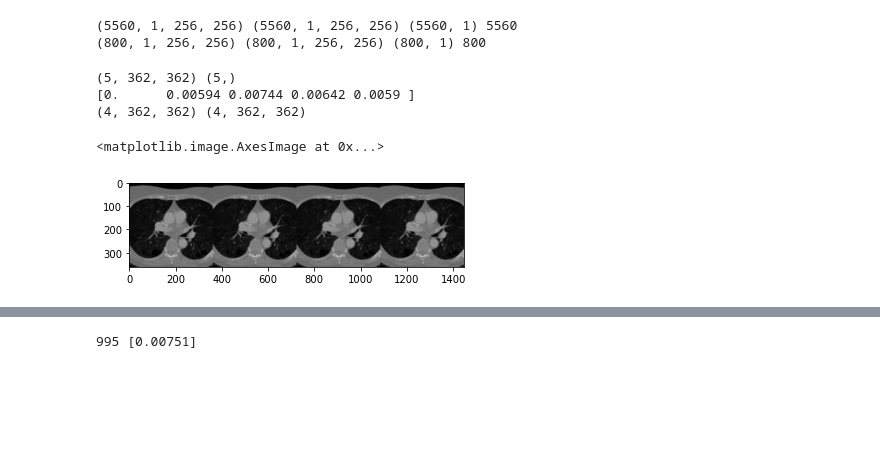
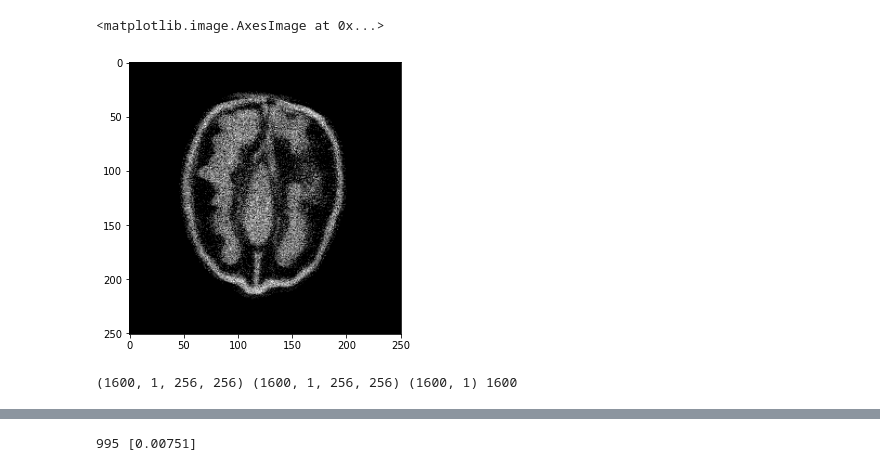
Before and after one commit to PranjalSahu/WalnutReconstructionCodes, a Jupyter notebook: test1.ipynb, the cells around one changed output, grey strips where cells are left out. Cells and saved outputs as stored; diff of their text form; code cells hidden in the pictures; blank space fills up the shorter version.

```diff
--- a/test1.ipynb
+++ b/test1.ipynb
@@ -805,3 +1316,23 @@ print(np.round_(time.time() - t, 3), 'sec elapsed')
+# %%
+from skimage import morphology, exposure, io, filters
+from skimage.filters import unsharp_mask, threshold_local, threshold_minimum
+from scipy import ndimage
+
+index           = 135
+temp            = input_vol[:, index, :].astype('float32')
+temp            = filters.gaussian(temp, sigma=5)
+
+thresh_min      = threshold_minimum(temp)
+binary_adaptive = temp > thresh_min
+binary_adaptive = ndimage.binary_fill_holes(binary_adaptive).astype('uint8')
+cleaned_output  = np.multiply(input_vol[:, index, :].astype('float32'), binary_adaptive)
+
+plt.figure(figsize=(5, 5))
+plt.imshow(cleaned_output.astype('float32'), cmap='gray')
+#plt.imshow(binary_adaptive.astype('float32'), cmap='gray')
+# %% [output]
+<matplotlib.image.AxesImage at 0x...>
+[figure, added]
 # %%
 # [STAR] For reading the training data for WalNut Dataset
 
@@ -810,7 +1341,8 @@ import numpy as np
 
 train_list = np.arange(1, 29)#[1, 3, 6, 7, 11, 12, 13, 16, 17, 31, 33, 35, 37, 39, 41, 43, 50, 52, 55,  68, 69, 70, 71, 72, 73, 76]
 val_list   = np.arange(30, 34)#[19, 21, 23, 25, 27, 29, 61, 62, 64, 65]
-test_list  = np.arange(35, 43)
+#test_list  = np.arange(35, 43)
+val_list = np.arange(35, 43)
 
 train_size = len(train_list)*200
 x_array = np.zeros([train_size, 1, 256, 256], dtype='float16')
@@ -826,21 +1358,20 @@ patches_path = '/media/yu-hao/WindowsData/WalnutDataReconPatches/'
 count        = 0
 algorithm    = 'huber'
 
-for t in train_list:
-    x = np.load(patches_path+'x-array-'+str(t)+'-'+algorithm+'.npy')
-    y = np.load(patches_path+'y-array-'+str(t)+'-'+algorithm+'.npy')
-    v = np.load(patches_path+'v-array-'+str(t)+'-'+algorithm+'.npy')
+# for t in train_list:
+#     x = np.load(patches_path+'x-array-'+str(t)+'-'+algorithm+'.npy')
+#     y = np.load(patches_path+'y-array-'+str(t)+'-'+algorithm+'.npy')
+#     v = np.load(patches_path+'v-array-'+str(t)+'-'+algorithm+'.npy')
 
-    y_array[count: count+x.shape[0], :, :, :] = y
-    x_array[count: count+x.shape[0], :, :, :] = x
-    v_array[count: count+x.shape[0], :]       = v
-    count = count+x.shape[0]
-    #print(t, v.shape)
+#     y_array[count: count+x.shape[0], :, :, :] = y
+#     x_array[count: count+x.shape[0], :, :, :] = x
+#     v_array[count: count+x.shape[0], :]       = v
+#     count = count+x.shape[0
 
-x_array = x_array[:count]
-y_array = y_array[:count]
-v_array = v_array[:count]
-print(x_array.shape, y_array.shape, v_array.shape, count)
+# x_array = x_array[:count]
+# y_array = y_array[:count]
+# v_array = v_array[:count]
+# print(x_array.shape, y_array.shape, v_array.shape, count)
 
 count = 0
 for t in val_list:
@@ -858,28 +1389,7 @@ y_val_array = y_val_array[:count]
 v_val_array = v_val_array[:count]
 print(x_val_array.shape, y_val_array.shape, v_val_array.shape, count)
 # %% [output]
-(5560, 1, 256, 256) (5560, 1, 256, 256) (5560, 1) 5560
-(800, 1, 256, 256) (800, 1, 256, 256) (800, 1) 800
+(1600, 1, 256, 256) (1600, 1, 256, 256) (1600, 1) 1600
-# %%
-a = np.load('/media/yu-hao/WindowsData/DivalRecon/0_img_quadratic.npy')
-b = np.load('/media/yu-hao/WindowsData/DivalRecon/0_beta_quadratic.npy')
-
-print(a.shape, b.shape)
-print(b)
-
-# 384
-t1 = np.ones([4, 362, 362])
-w  = np.multiply(t1, a[0])
-z  = a[1:]
-
-print(w.shape, z.shape)
-plt.imshow(np.concatenate(w, axis=0).astype('float32').T, cmap='gray')
-# %% [output]
-(5, 362, 362) (5,)
-[0.      0.00594 0.00744 0.00642 0.0059 ]
-(4, 362, 362) (4, 362, 362)
-<matplotlib.image.AxesImage at 0x...>
-[figure, removed]
 # %%
 # [STAR] For reading the training data for Lung CT Dataset
 
```
Also changed, not shown: parts of 42 cells of this notebook, 52 other files.
